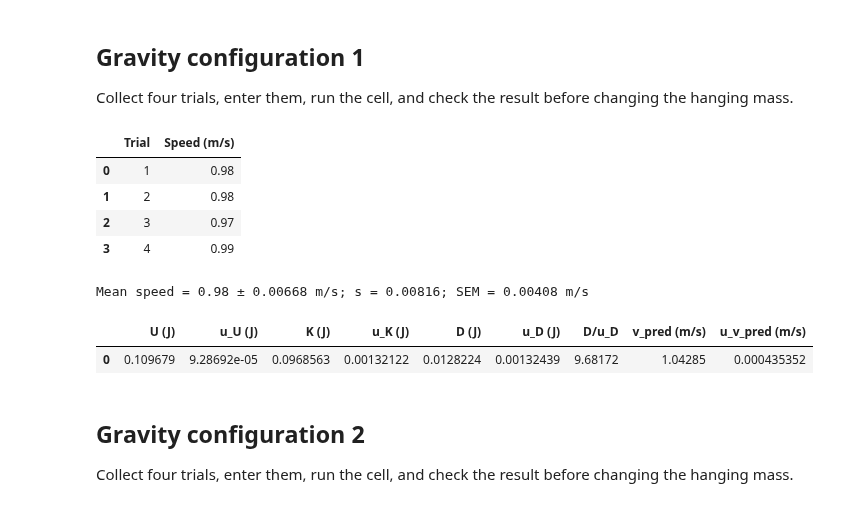
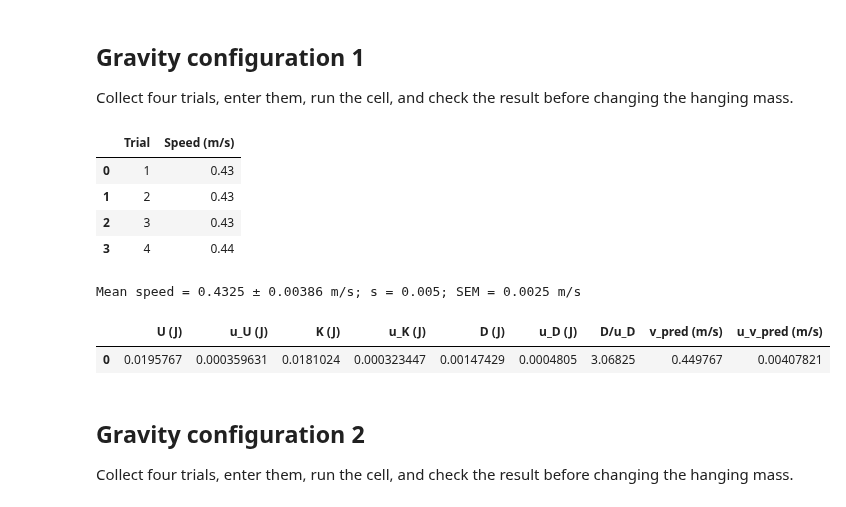
Before and after one commit to JacobRojas25/Phys201L, a Jupyter notebook: labs/Lab05_Air_Track_Conservation_of_Energy/Lab05_Air_Track_Conservation_of_Energy.ipynb, the cells around one changed output. Saved outputs shown, nothing was run; the diff lists cells and outputs as text; code cells hidden in the pictures.

```diff
--- a/labs/Lab05_Air_Track_Conservation_of_Energy/Lab05_Air_Track_Conservation_of_Energy.ipynb
+++ b/labs/Lab05_Air_Track_Conservation_of_Energy/Lab05_Air_Track_Conservation_of_Energy.ipynb
@@ -235,24 +233,24 @@ Use a safe gate location, not a measurement after the hanger strikes the floor.
 Collect four trials, enter them, run the cell, and check the result before changing the hanging mass.
 # %%
 # REPLACE every example with measurements for configuration 1.
-m_cart = 0.18995      # kg; all moving cart attachments included
+m_cart = 0.190570      # kg; all moving cart attachments included
 u_m_cart = 0.000005   # kg
-m_hang = 0.01175        # kg; hanger + all added masses
-u_m_hang = 0.000005   # kg
-h = 0.952              # m; drop from release to gate measurement position
-u_h = 0.0005         # m
-speeds = [0.98, 0.98, 0.97, 0.99]         # m/s; preserve trial order
+m_hang = 0.00298        # kg; hanger + all added masses
+u_m_hang = 0.00005   # kg
+h = 0.67              # m; drop from release to gate measurement position
+u_h = 0.005         # m
+speeds = [0.43, 0.43, 0.43, 0.44]         # m/s; preserve trial order
 gravity_1 = gravity_run(m_cart, u_m_cart, m_hang, u_m_hang, h, u_h, speeds)
 show_result(gravity_1)
 # %% [output]
 |  | Trial | Speed (m/s) |
-| 0 | 1 | 0.98 |
-| 1 | 2 | 0.98 |
-| 2 | 3 | 0.97 |
-| 3 | 4 | 0.99 |
+| 0 | 1 | 0.43 |
+| 1 | 2 | 0.43 |
+| 2 | 3 | 0.43 |
+| 3 | 4 | 0.44 |
-Mean speed = 0.98 ± 0.00668 m/s; s = 0.00816; SEM = 0.00408 m/s
+Mean speed = 0.4325 ± 0.00386 m/s; s = 0.005; SEM = 0.0025 m/s
 |  | U (J) | u_U (J) | K (J) | u_K (J) | D (J) | u_D (J) | D/u_D | v_pred (m/s) | u_v_pred (m/s) |
-| 0 | 0.109679 | 9.28692e-05 | 0.0968563 | 0.00132122 | 0.0128224 | 0.00132439 | 9.68172 | 1.04285 | 0.000435352 |
+| 0 | 0.0195767 | 0.000359631 | 0.0181024 | 0.000323447 | 0.00147429 | 0.0004805 | 3.06825 | 0.449767 | 0.00407821 |
 # %% [markdown]
 ## Gravity configuration 2
 Collect four trials, enter them, run the cell, and check the result before changing the hanging mass.
```
Also changed, not shown: parts of 7 cells of this notebook.
